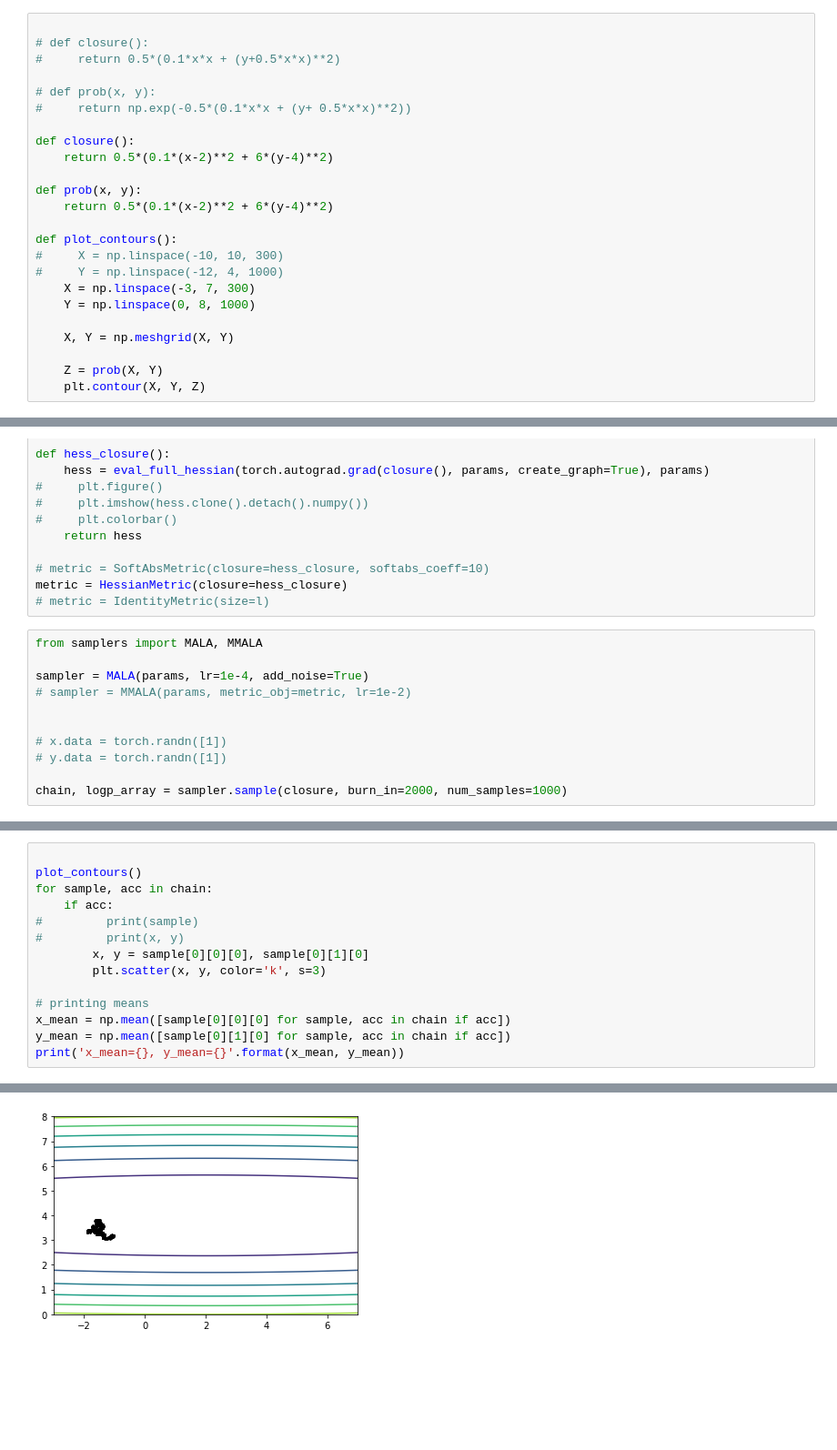
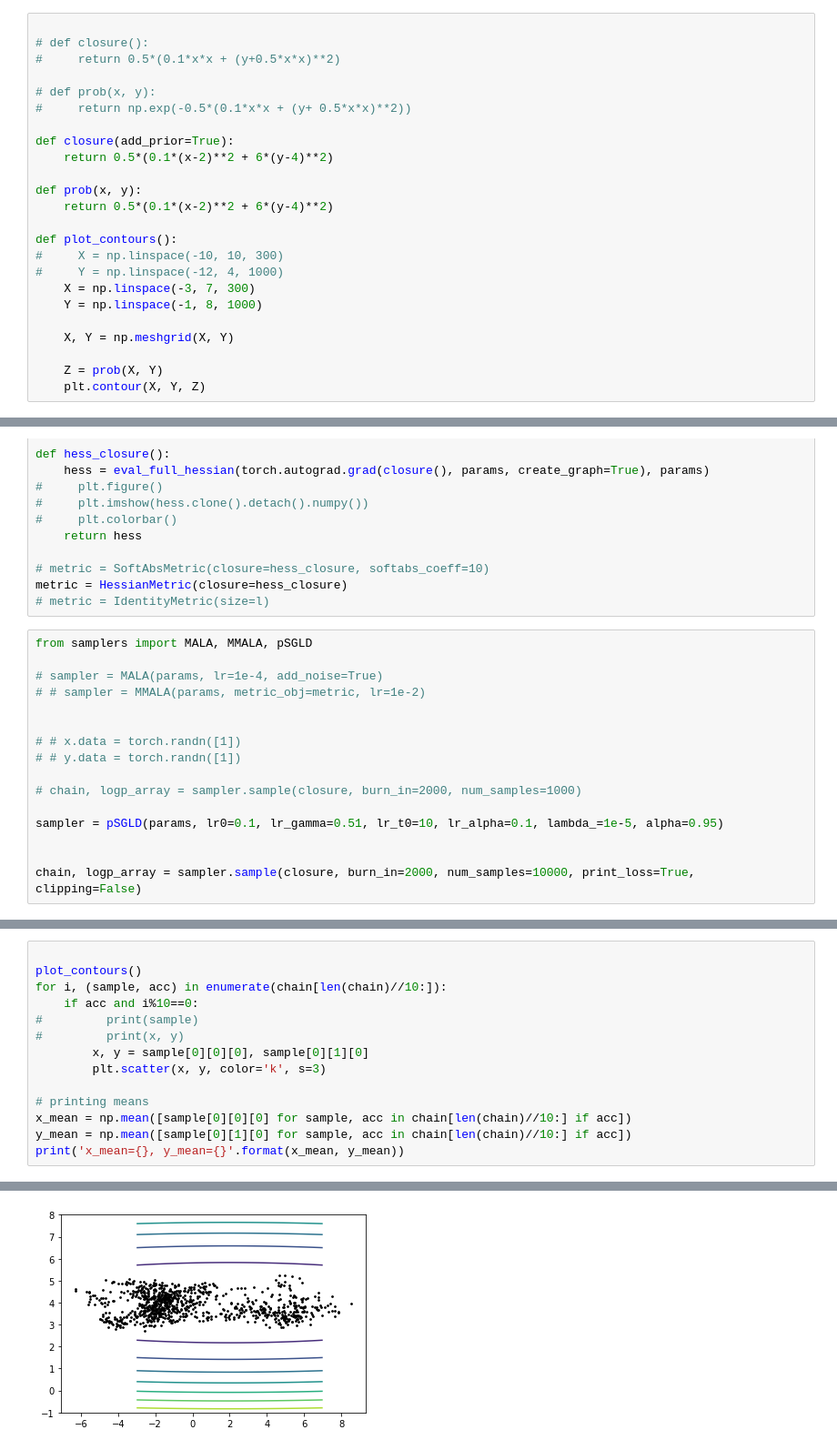
Before and after one commit to jaivardhankapoor/bayesian-ode, a Jupyter notebook: notebooks/jai/sampler_visualizations.ipynb, the cells around one changed output, grey strips where cells are left out. Shown at 91% size. Saved outputs shown, nothing was run; the diff lists cells and outputs as text; blank space fills up the shorter version.

```diff
--- a/notebooks/jai/sampler_visualizations.ipynb
+++ b/notebooks/jai/sampler_visualizations.ipynb
@@ -36,7 +36,7 @@ from scipy.io import loadmat
 # def prob(x, y):
 #     return np.exp(-0.5*(0.1*x*x + (y+ 0.5*x*x)**2))
 
-def closure():
+def closure(add_prior=True):
     return 0.5*(0.1*(x-2)**2 + 6*(y-4)**2)
 
 def prob(x, y):
@@ -46,7 +46,7 @@ def plot_contours():
 #     X = np.linspace(-10, 10, 300)
 #     Y = np.linspace(-12, 4, 1000)
     X = np.linspace(-3, 7, 300)
-    Y = np.linspace(0, 8, 1000)
+    Y = np.linspace(-1, 8, 1000)
 
     X, Y = np.meshgrid(X, Y)
 
@@ -71,16 +71,21 @@ def hess_closure():
 metric = HessianMetric(closure=hess_closure)
 # metric = IdentityMetric(size=l)
 # %%
-from samplers import MALA, MMALA
+from samplers import MALA, MMALA, pSGLD
 
-sampler = MALA(params, lr=1e-4, add_noise=True)
-# sampler = MMALA(params, metric_obj=metric, lr=1e-2)
+# sampler = MALA(params, lr=1e-4, add_noise=True)
+# # sampler = MMALA(params, metric_obj=metric, lr=1e-2)
 
 
-# x.data = torch.randn([1])
-# y.data = torch.randn([1])
+# # x.data = torch.randn([1])
+# # y.data = torch.randn([1])
 
-chain, logp_array = sampler.sample(closure, burn_in=2000, num_samples=1000)
+# chain, logp_array = sampler.sample(closure, burn_in=2000, num_samples=1000)
+
+sampler = pSGLD(params, lr0=0.1, lr_gamma=0.51, lr_t0=10, lr_alpha=0.1, lambda_=1e-5, alpha=0.95)
+
+
+chain, logp_array = sampler.sample(closure, burn_in=2000, num_samples=10000, print_loss=True, clipping=False)
 # %% [output]
 <class 'dict'>
 Burn-in phase started
@@ -102,15 +107,15 @@ Sample iter: 1000
 # %%
 
 plot_contours()
-for sample, acc in chain:
-    if acc:
+for i, (sample, acc) in enumerate(chain[len(chain)//10:]):
+    if acc and i%10==0:
 #         print(sample)
 #         print(x, y)
         x, y = sample[0][0][0], sample[0][1][0]
         plt.scatter(x, y, color='k', s=3)
 
 # printing means
-x_mean = np.mean([sample[0][0][0] for sample, acc in chain if acc])
-y_mean = np.mean([sample[0][1][0] for sample, acc in chain if acc])
+x_mean = np.mean([sample[0][0][0] for sample, acc in chain[len(chain)//10:] if acc])
+y_mean = np.mean([sample[0][1][0] for sample, acc in chain[len(chain)//10:] if acc])
 print('x_mean={}, y_mean={}'.format(x_mean, y_mean))
 # %% [output]
@@ -118 +123 @@ x_mean=-1.4737684726715088, y_mean=3.393479824066162
-[figure, old version]
+[figure, new version]
```
Also changed, not shown: parts of 3 cells of this notebook, 10 other files.
